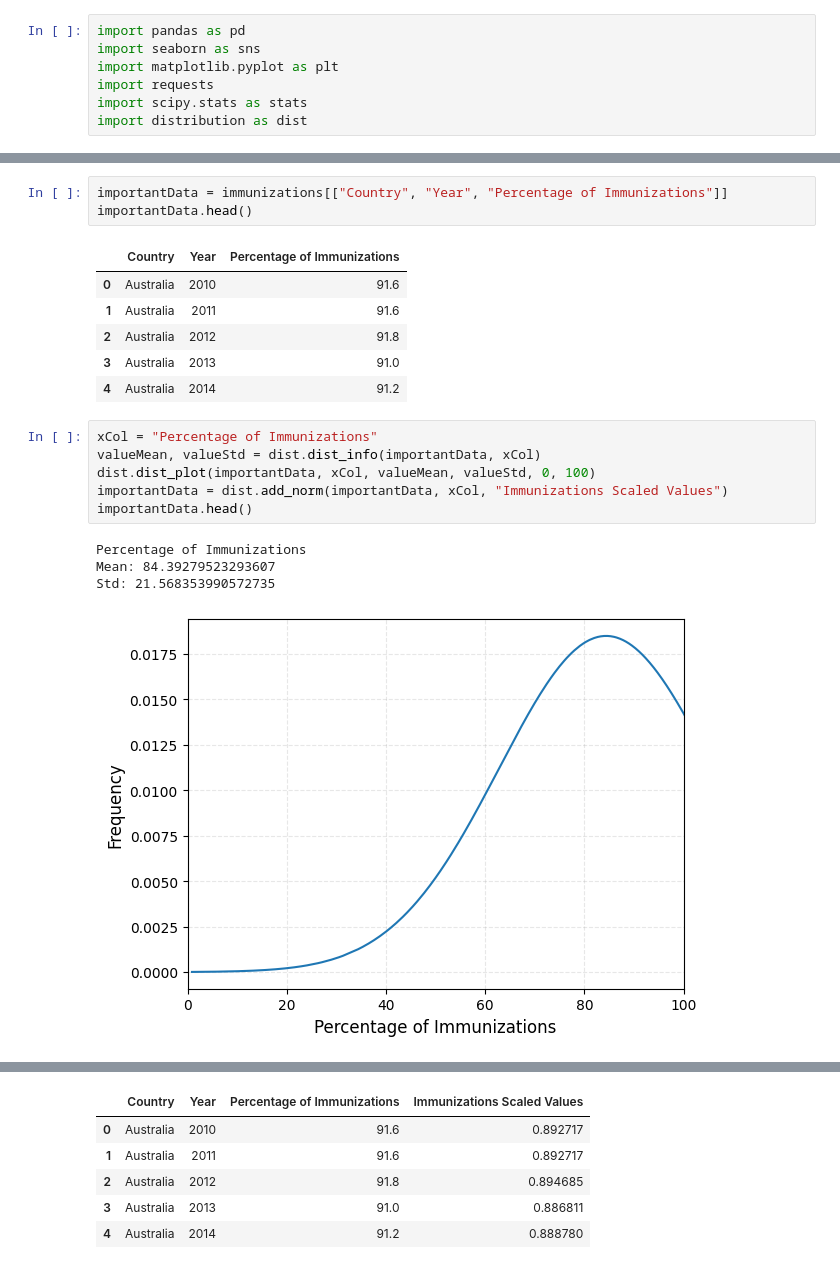
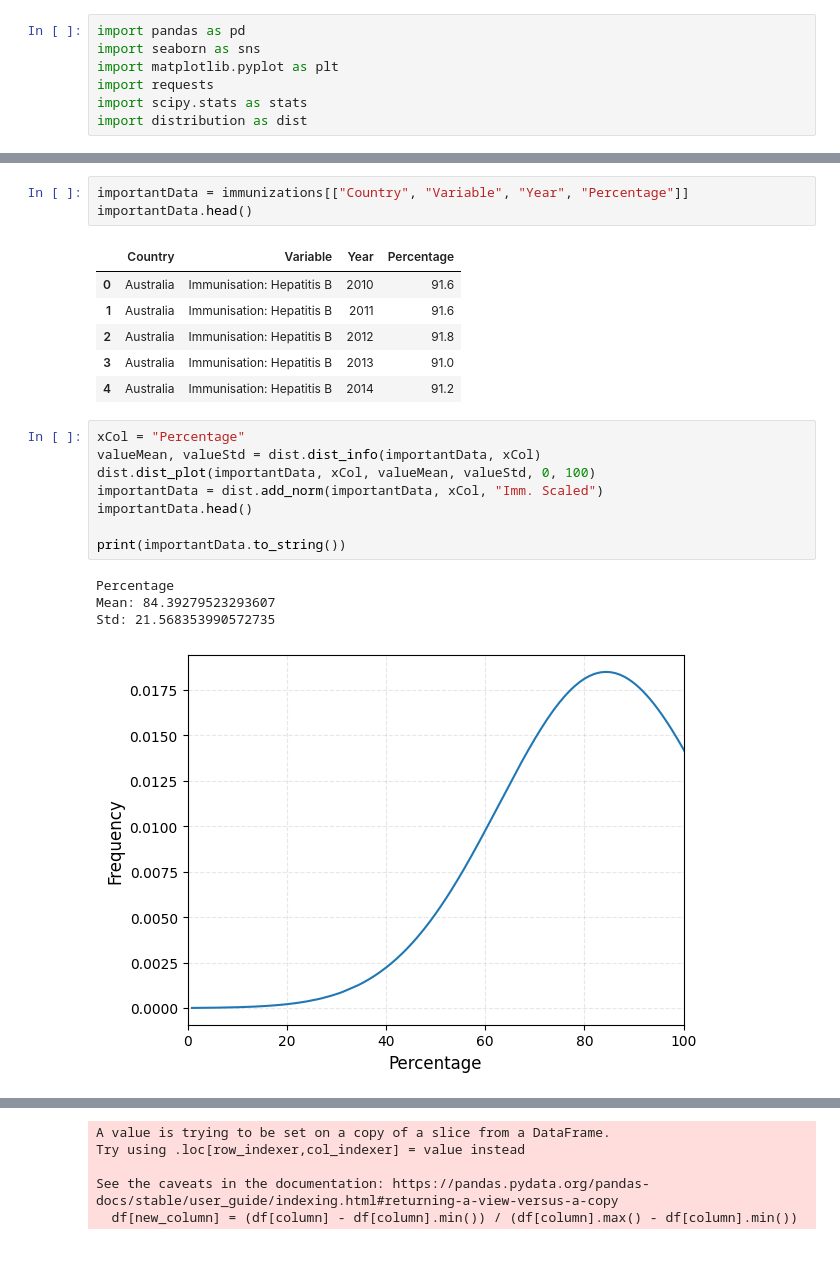
Before and after one commit to zhui803/BeastCancerDS, a Jupyter notebook: ImmunizationsAnalysis.ipynb, the cells around one changed output, grey strips where cells are left out. Cells and saved outputs as stored; diff of their text form.

```diff
--- a/ImmunizationsAnalysis.ipynb
+++ b/ImmunizationsAnalysis.ipynb
@@ -18,21 +18,23 @@ immunizations.head()
 # %%
-importantData = immunizations[["Country", "Year", "Percentage of Immunizations"]]
+importantData = immunizations[["Country", "Variable", "Year", "Percentage"]]
 importantData.head()
 # %% [output]
-|  | Country | Year | Percentage of Immunizations |
-| 0 | Australia | 2010 | 91.6 |
-| 1 | Australia | 2011 | 91.6 |
-| 2 | Australia | 2012 | 91.8 |
-| 3 | Australia | 2013 | 91.0 |
-| 4 | Australia | 2014 | 91.2 |
+|  | Country | Variable | Year | Percentage |
+| 0 | Australia | Immunisation: Hepatitis B | 2010 | 91.6 |
+| 1 | Australia | Immunisation: Hepatitis B | 2011 | 91.6 |
+| 2 | Australia | Immunisation: Hepatitis B | 2012 | 91.8 |
+| 3 | Australia | Immunisation: Hepatitis B | 2013 | 91.0 |
+| 4 | Australia | Immunisation: Hepatitis B | 2014 | 91.2 |
 # %%
-xCol = "Percentage of Immunizations"
+xCol = "Percentage"
 valueMean, valueStd = dist.dist_info(importantData, xCol)
 dist.dist_plot(importantData, xCol, valueMean, valueStd, 0, 100)
-importantData = dist.add_norm(importantData, xCol, "Immunizations Scaled Values")
+importantData = dist.add_norm(importantData, xCol, "Imm. Scaled")
 importantData.head()
+
+print(importantData.to_string())
 # %% [output]
-Percentage of Immunizations
+Percentage
 Mean: 84.39279523293607
 Std: 21.568353990572735
-[figure, old version]
+[figure, new version]
@@ -44,6 +58,5 @@ See the caveats in the documentation: https://pandas.pydata.org/pandas-docs/stab
-|  | Country | Year | Percentage of Immunizations | Immunizations Scaled Values |
-| 0 | Australia | 2010 | 91.6 | 0.892717 |
-| 1 | Australia | 2011 | 91.6 | 0.892717 |
-| 2 | Australia | 2012 | 91.8 | 0.894685 |
-| 3 | Australia | 2013 | 91.0 | 0.886811 |
-| 4 | Australia | 2014 | 91.2 | 0.888780 |
+A value is trying to be set on a copy of a slice from a DataFrame.
+Try using .loc[row_indexer,col_indexer] = value instead
+
+See the caveats in the documentation: https://pandas.pydata.org/pandas-docs/stable/user_guide/indexing.html#returning-a-view-versus-a-copy
+  df[new_column] = (df[column] - df[column].min()) / (df[column].max() - df[column].min())
```
Also changed, not shown: parts of 4 cells of this notebook, 2 other files.
